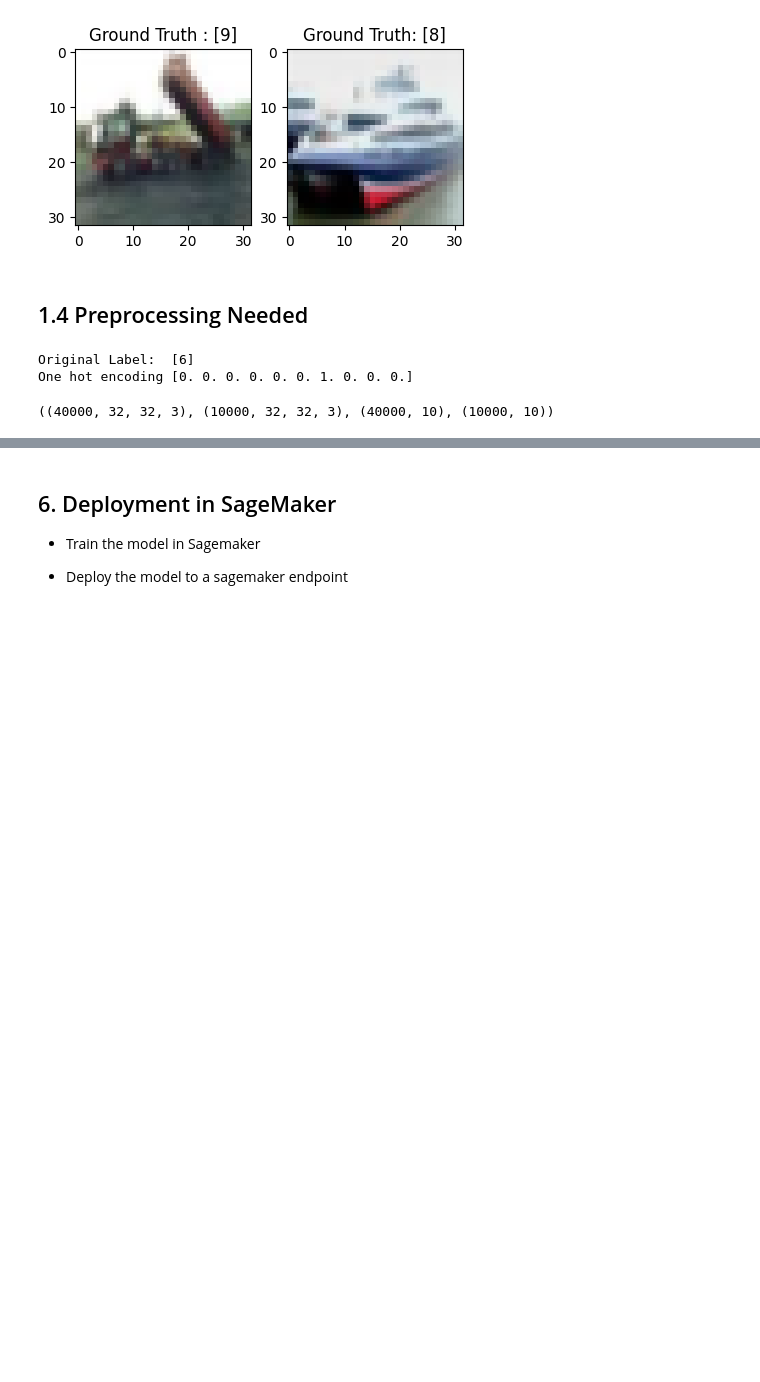
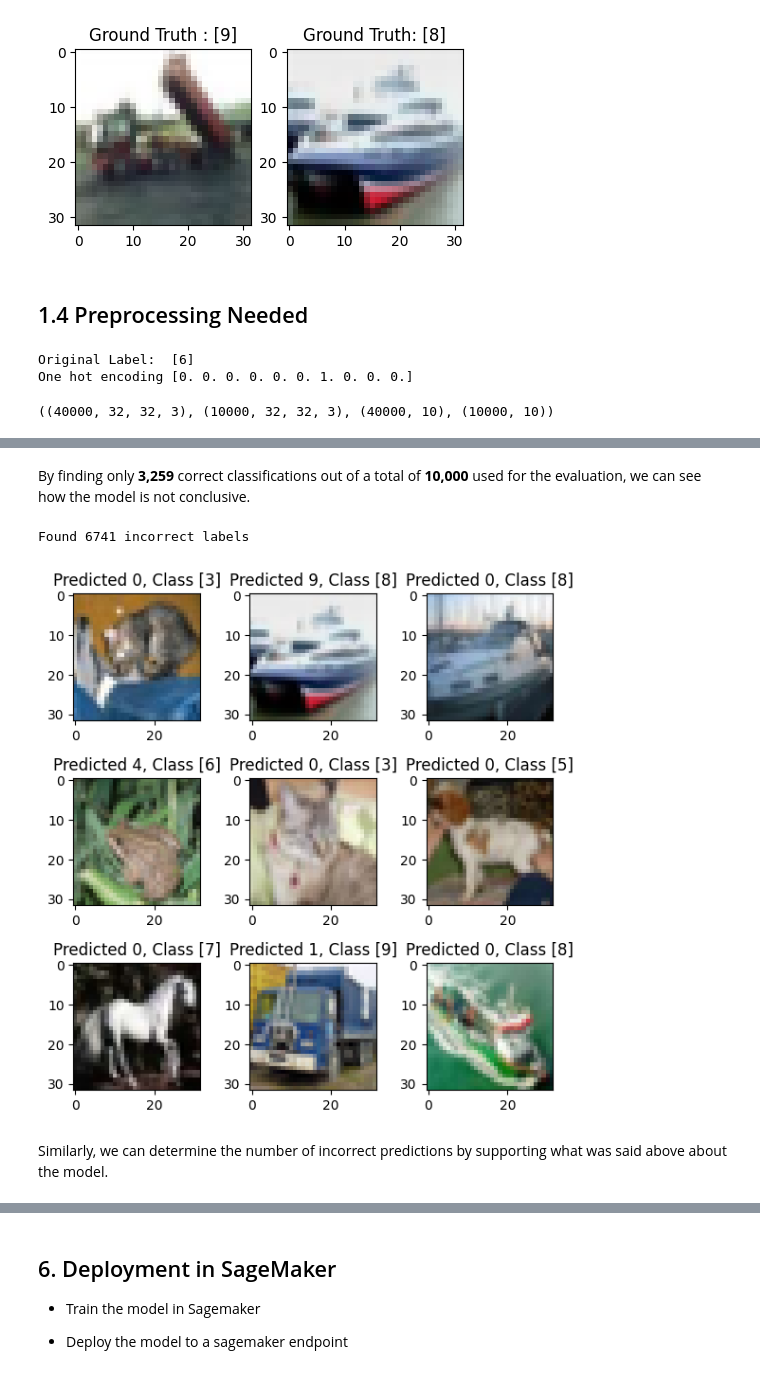
Before and after one commit to tulio3101/TDSE-03, a Jupyter notebook: ConvolutionalLayer.ipynb, the cells around one changed output, grey strips where cells are left out. Saved outputs shown, nothing was run; the diff lists cells and outputs as text; code cells hidden in the pictures; blank space fills up the shorter version.

```diff
--- a/ConvolutionalLayer.ipynb
+++ b/ConvolutionalLayer.ipynb
@@ -169,3 +248,19 @@ Model: "sequential_5"
+# %% [markdown]
+By finding only **3,259** correct classifications out of a total of **10,000** used for the evaluation, we can see how the model is not conclusive.
+# %%
+incorrect = np.where(predicted_classes!=test_Y_Flatten)[0]
+plt.figure(figsize=(6,6))
+print ("Found %d incorrect labels" % len(incorrect))
+for i, incorrect in enumerate(incorrect[:9]):
+    plt.subplot(3,3,i+1)
+    plt.imshow(test_X[incorrect].reshape(32,32,3), interpolation='none')
+    plt.title("Predicted {}, Class {}".format(predicted_classes[incorrect], test_Y[incorrect]))
+    plt.tight_layout()
+# %% [output]
+Found 6741 incorrect labels
+[figure, added]
+# %% [markdown]
+Similarly, we can determine the number of incorrect predictions by supporting what was said above about the model.
 # %% [markdown]
 ## 3. Convolutional Architecture Design
 
```
Also changed, not shown: parts of 30 cells of this notebook, 3 other files.
